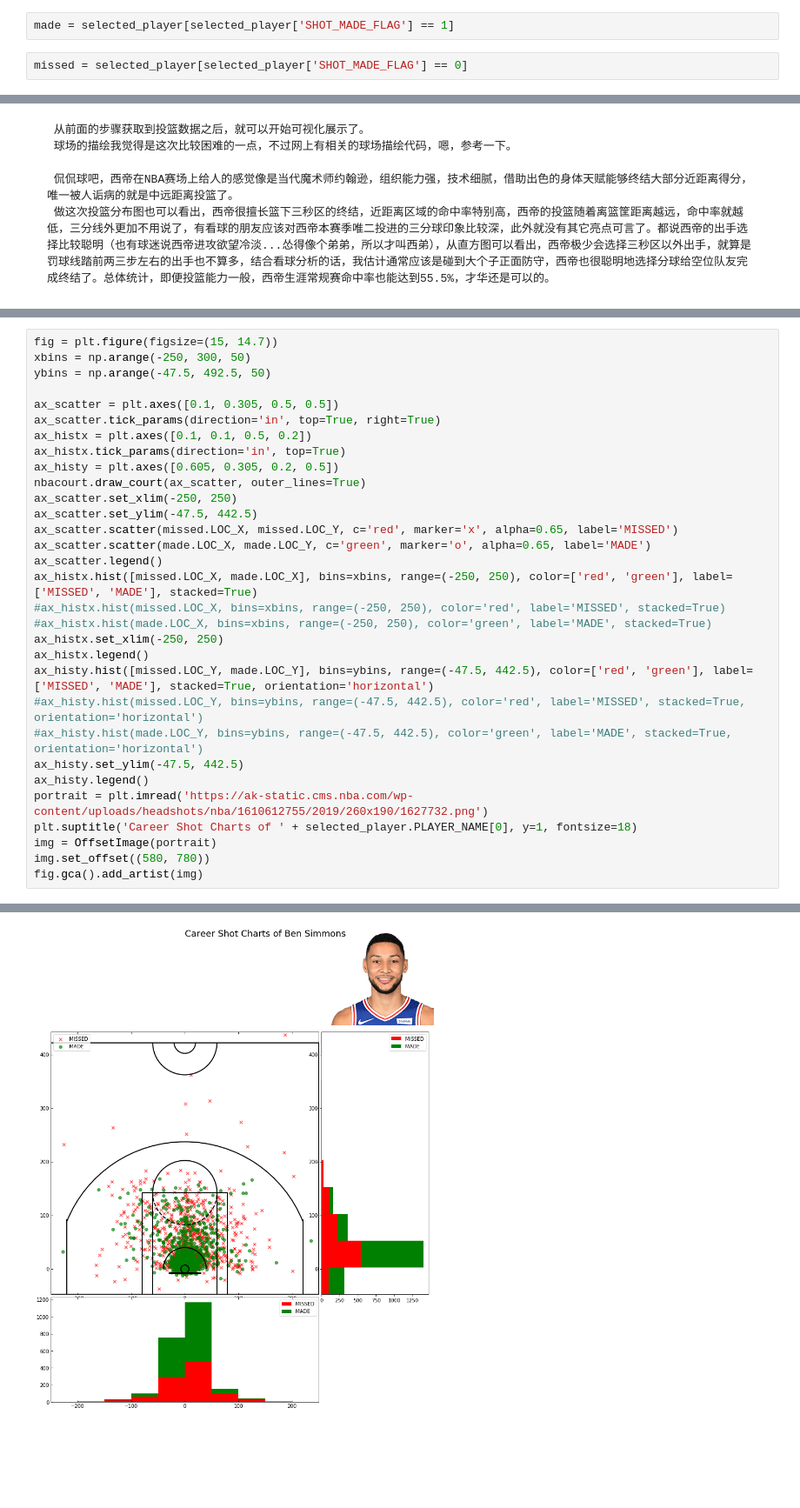
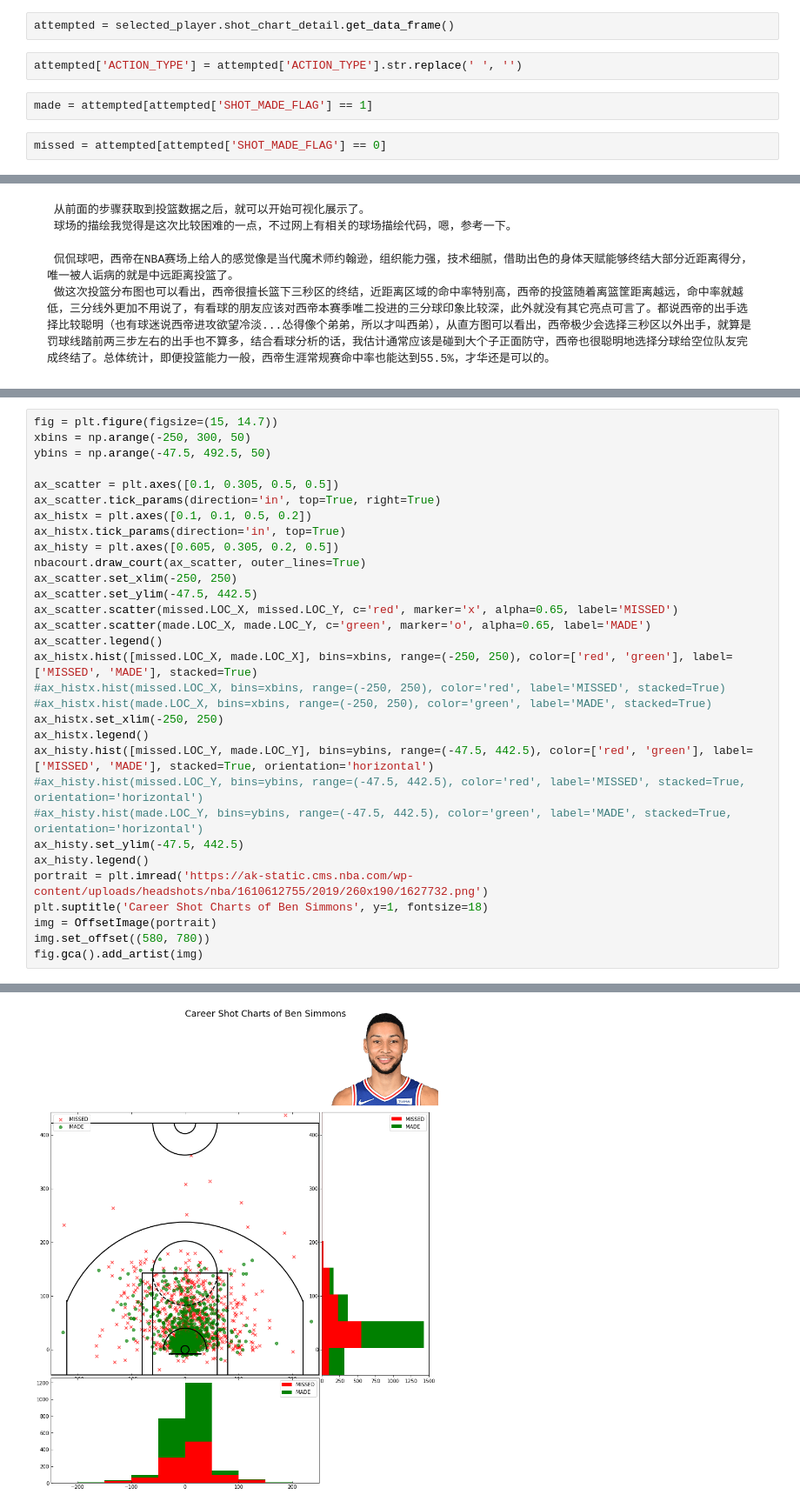
Before and after one commit to jasonwong1216/python-data-analysis, a Jupyter notebook: BenSimmonsNBAShotCharts/nbashotcharts.ipynb, the cells around one changed output, grey strips where cells are left out. Shown at 87% size. Cells and saved outputs as stored; diff of their text form; blank space fills up the shorter version.

```diff
--- a/BenSimmonsNBAShotCharts/nbashotcharts.ipynb
+++ b/BenSimmonsNBAShotCharts/nbashotcharts.ipynb
@@ -36,7 +39,11 @@ selected_player
+# %%
+attempted = selected_player.shot_chart_detail.get_data_frame()
+# %%
+attempted['ACTION_TYPE'] = attempted['ACTION_TYPE'].str.replace(' ', '')
 # %%
-made = selected_player[selected_player['SHOT_MADE_FLAG'] == 1]
+made = attempted[attempted['SHOT_MADE_FLAG'] == 1]
 # %%
-missed = selected_player[selected_player['SHOT_MADE_FLAG'] == 0]
+missed = attempted[attempted['SHOT_MADE_FLAG'] == 0]
 # %%
 made
 # %% [output]
@@ -94,32 +280,32 @@ fig = plt.figure(figsize=(15, 14.7))
 xbins = np.arange(-250, 300, 50)
 ybins = np.arange(-47.5, 492.5, 50)
 
 ax_scatter = plt.axes([0.1, 0.305, 0.5, 0.5])
 ax_scatter.tick_params(direction='in', top=True, right=True)
 ax_histx = plt.axes([0.1, 0.1, 0.5, 0.2])
 ax_histx.tick_params(direction='in', top=True)
 ax_histy = plt.axes([0.605, 0.305, 0.2, 0.5])
 nbacourt.draw_court(ax_scatter, outer_lines=True)
 ax_scatter.set_xlim(-250, 250)
 ax_scatter.set_ylim(-47.5, 442.5)
 ax_scatter.scatter(missed.LOC_X, missed.LOC_Y, c='red', marker='x', alpha=0.65, label='MISSED')
 ax_scatter.scatter(made.LOC_X, made.LOC_Y, c='green', marker='o', alpha=0.65, label='MADE')
 ax_scatter.legend()
 ax_histx.hist([missed.LOC_X, made.LOC_X], bins=xbins, range=(-250, 250), color=['red', 'green'], label=['MISSED', 'MADE'], stacked=True)
 #ax_histx.hist(missed.LOC_X, bins=xbins, range=(-250, 250), color='red', label='MISSED', stacked=True)
 #ax_histx.hist(made.LOC_X, bins=xbins, range=(-250, 250), color='green', label='MADE', stacked=True)
 ax_histx.set_xlim(-250, 250)
 ax_histx.legend()
 ax_histy.hist([missed.LOC_Y, made.LOC_Y], bins=ybins, range=(-47.5, 442.5), color=['red', 'green'], label=['MISSED', 'MADE'], stacked=True, orientation='horizontal')
 #ax_histy.hist(missed.LOC_Y, bins=ybins, range=(-47.5, 442.5), color='red', label='MISSED', stacked=True, orientation='horizontal')
 #ax_histy.hist(made.LOC_Y, bins=ybins, range=(-47.5, 442.5), color='green', label='MADE', stacked=True, orientation='horizontal')
 ax_histy.set_ylim(-47.5, 442.5)
 ax_histy.legend()
 portrait = plt.imread('https://ak-static.cms.nba.com/wp-content/uploads/headshots/nba/1610612755/2019/260x190/1627732.png')
-plt.suptitle('Career Shot Charts of ' + selected_player.PLAYER_NAME[0], y=1, fontsize=18)
+plt.suptitle('Career Shot Charts of Ben Simmons', y=1, fontsize=18)
 img = OffsetImage(portrait)
 img.set_offset((580, 780))
 fig.gca().add_artist(img)
 # %% [output]
 <matplotlib.offsetbox.OffsetImage at 0x...>
-[figure, old version]
+[figure, new version]
```
Also changed, not shown: parts of 22 cells of this notebook, 3 other files.
